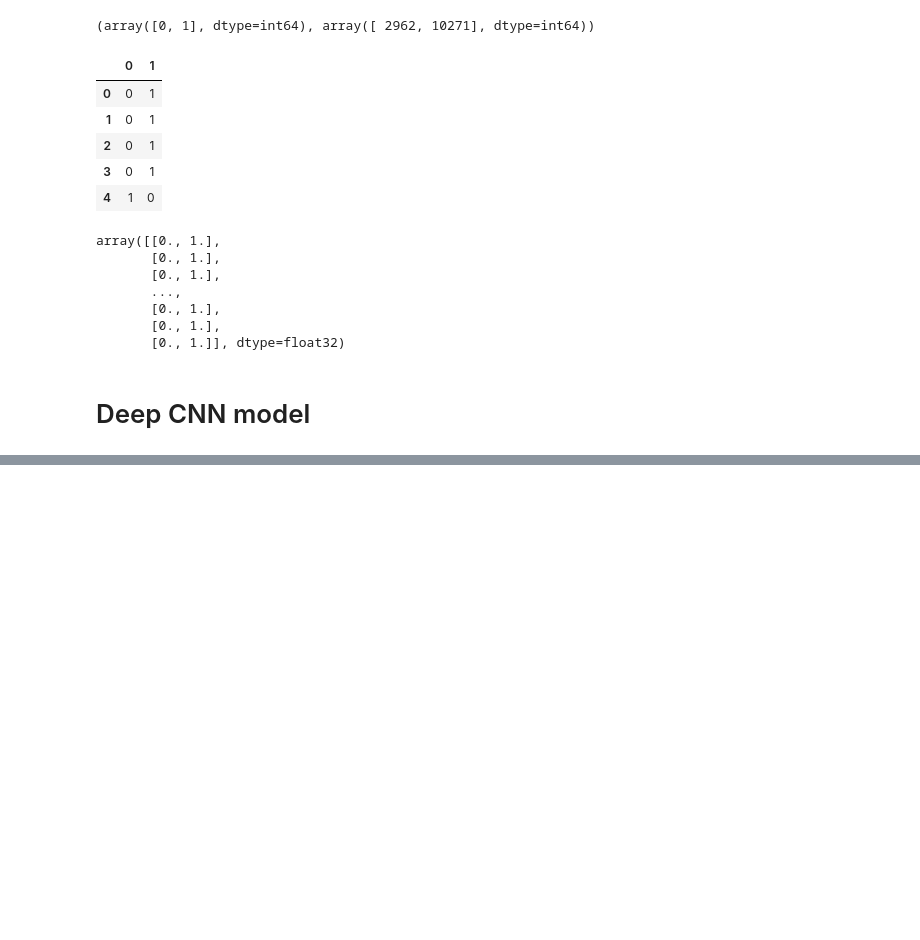
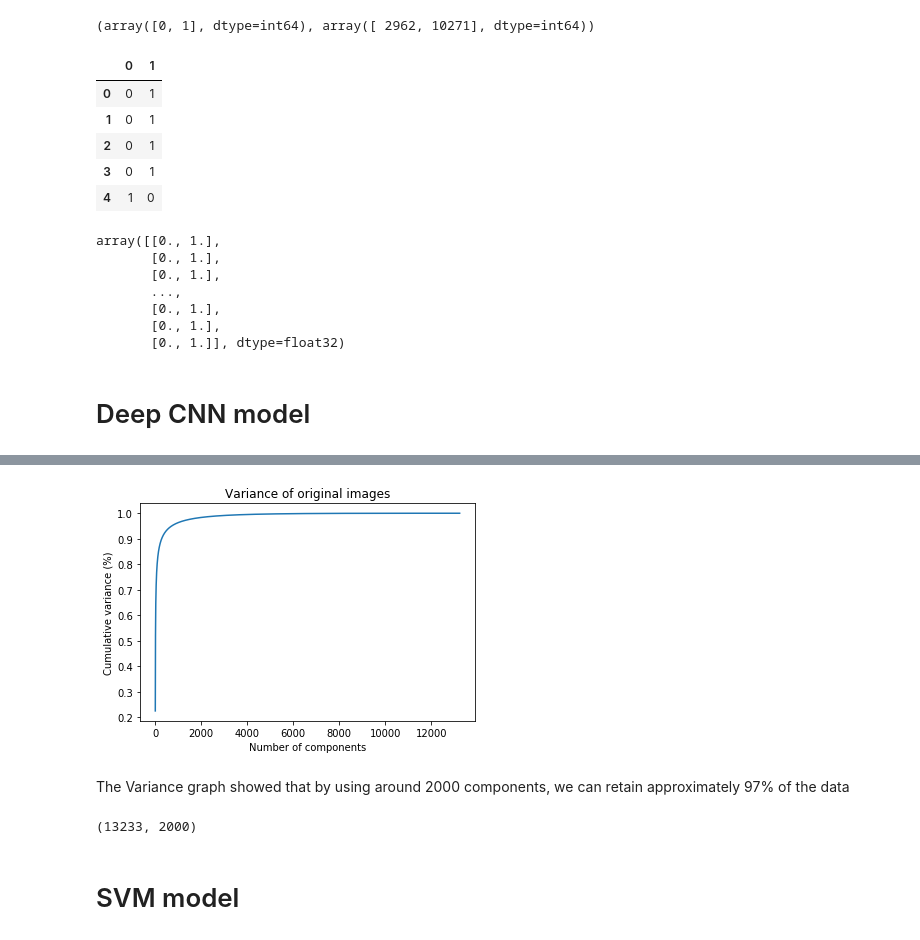
Before and after one commit to hgdangkhoi/Gender-Classification, a Jupyter notebook: Gender Classification.ipynb, the cells around one changed output, grey strips where cells are left out. Cells and saved outputs as stored; diff of their text form; code cells hidden in the pictures; blank space fills up the shorter version.

```diff
--- a/Gender Classification.ipynb
+++ b/Gender Classification.ipynb
@@ -400,0 +416,8 @@ weighted avg       0.95      0.95      0.95      2647
+# %%
+image_array = []
+for directory in os.listdir(IMAGES_DIRECTORY):
+    image_dir = IMAGES_DIRECTORY + directory #go to sub directories
+    for image in os.listdir(image_dir):
+        image = plt.imread(os.path.join(image_dir, image))
+        image = cv2.resize(image, (100, 100))
+        image_array.append(image)
@@ -400,0 +434,17 @@ weighted avg       0.95      0.95      0.95      2647
+# %%
+from sklearn.decomposition import PCA
+
+# fit the PCA with the original images
+pca = PCA().fit(image_array_pca)
+# %%
+# Plot the cumulative sum of variance
+plt.figure()
+plt.plot(np.cumsum(pca.explained_variance_ratio_))
+plt.xlabel('Number of components')
+plt.ylabel('Cumulative variance (%)') #for each component
+plt.title('Variance of original images')
+plt.show()
+# %% [output]
+[figure, added]
+# %% [markdown]
+The Variance graph showed that by using around 2000 components, we can retain approximately 97% of the data
@@ -400,0 +454,6 @@ weighted avg       0.95      0.95      0.95      2647
+# %%
+input_pca.shape
+# %% [output]
+(13233, 2000)
+# %% [markdown]
+# SVM model
```
Also changed, not shown: parts of 29 cells of this notebook.
